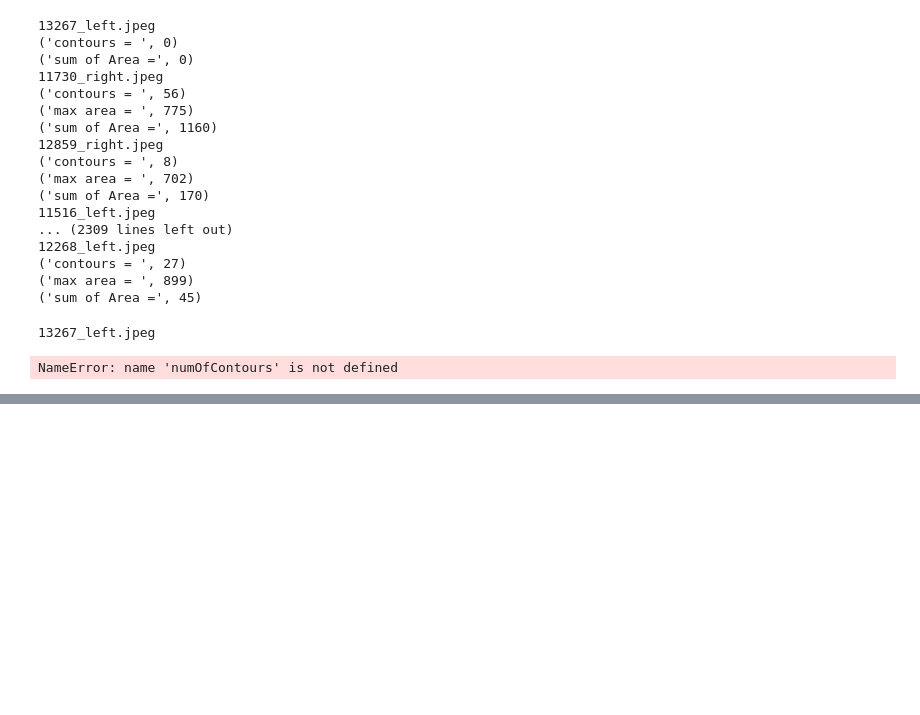
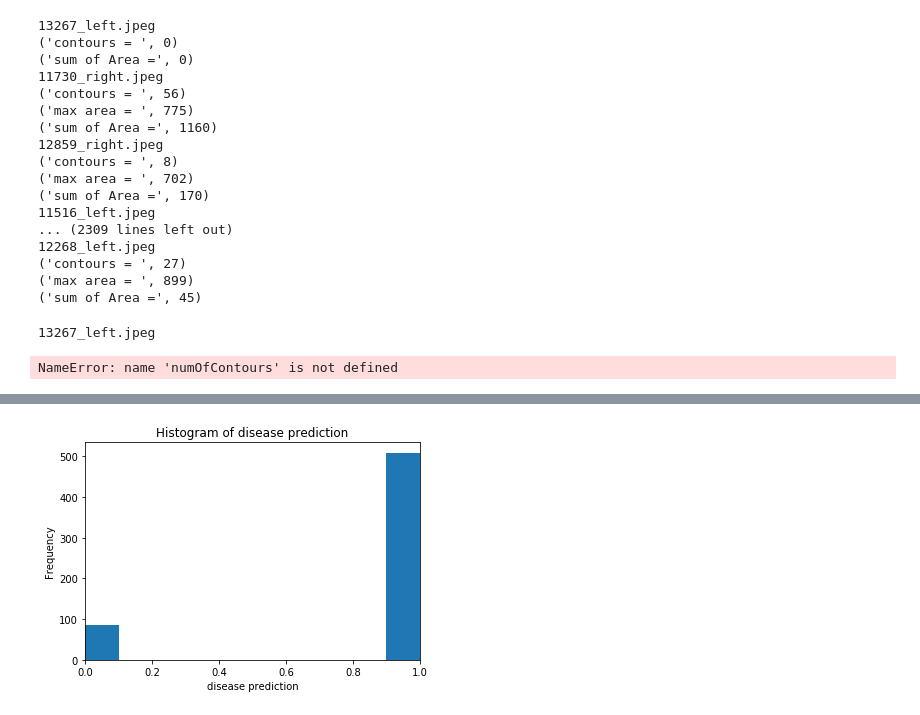
Before and after one commit to JojuGeorge/miniProjectDR, a Jupyter notebook: test05_hsv_colorMask_contours000.ipynb, the cells around one changed output, grey strips where cells are left out. Drawn from its saved outputs; the diff is of its cells as text; code cells hidden in the pictures; blank space fills up the shorter version.

```diff
--- a/test05_hsv_colorMask_contours000.ipynb
+++ b/test05_hsv_colorMask_contours000.ipynb
@@ -698,0 +729,83 @@ ImportError: No module named pandas
+# %%
+#TEST 01
+#trying to write to csv file
+#training the above code
+
+import numpy as np
+import pandas as pd
+import matplotlib.pyplot as plt
+import csv
+
+
+data=pd.read_csv("dr_features.csv")
+data_new=pd.read_csv("dr_features.csv")
+
+predictions=data_new['count']
+data_new
+
+data_new['pred_value'] = predictions.apply(lambda x: 1 if x > 10 else 0 ,)
+
+
+
+features_raw = data_new[[ "count", "area"]]
+from sklearn.model_selection import train_test_split
+
+predict_class = predictions.apply( lambda x: 1 if x > 10 else 0 )
+"""
+with open('dr_features.csv','r') as csvinput:
+    with open('dr_features.csv', 'w') as csvoutput:
+        writer = csv.writer(csvoutput, lineterminator='\n')
+        reader = csv.reader(csvinput)
+
+        all = []
+        row = next(reader)
+        row.append('pred_values')
+        print(row)
+        all.append(row)
+
+        for row in reader:
+            row.append(a for i in predict_class)
+            all.append(row)
+
+        writer.writerows(all)
+
+
+#    with open('dr_features.csv', 'w') as csvFile:
+#        writer = csv.writer(csvFile)
+#        writer.writerows(csvTitle)
+#        writer.writerows(csvData)
+"""
+
+
+plt.hist(predict_class, bins=10)
+plt.xlim(0,1)
+plt.title('Histogram of disease prediction')
+plt.xlabel('disease prediction')
+plt.ylabel('Frequency')
+
+
+np.random.seed(100)
+
+X_train, X_test, y_train, y_test = train_test_split(features_raw, predict_class, train_size=0.80, random_state=1)
+
+
+# Show the results of the split
+print "Training set has {} samples.".format(X_train.shape[0])
+print "Testing set has {} samples.".format(X_test.shape[0])
+
+
+import sklearn
+from sklearn import svm
+
+C = 1.0
+# Create SVM classification object
+#svc = svm.SVC(kernel='linear',C=C,gamma=2)
+svc = svm.SVC(kernel='linear',C=C,gamma=2)
+
+svc.fit(X_train, y_train)
+
+
+from sklearn.metrics import fbeta_score
+predictions_test = svc.predict(X_test)
+predictions_test
+# %% [output]
@@ -698,0 +820 @@ ImportError: No module named pandas
+[figure, added]
```
Also changed, not shown: parts of 3 cells of this notebook.
